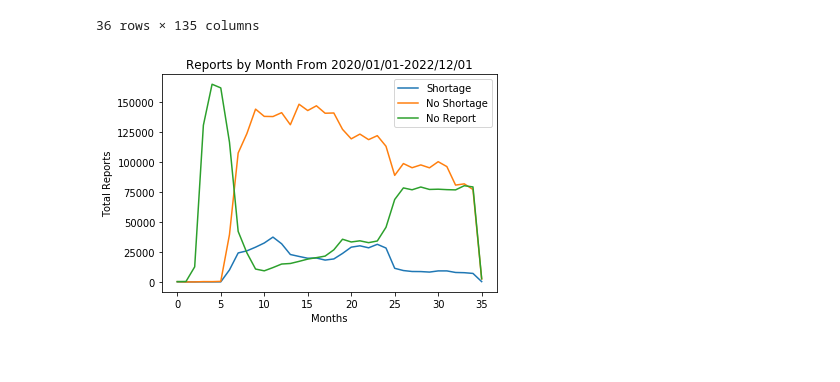
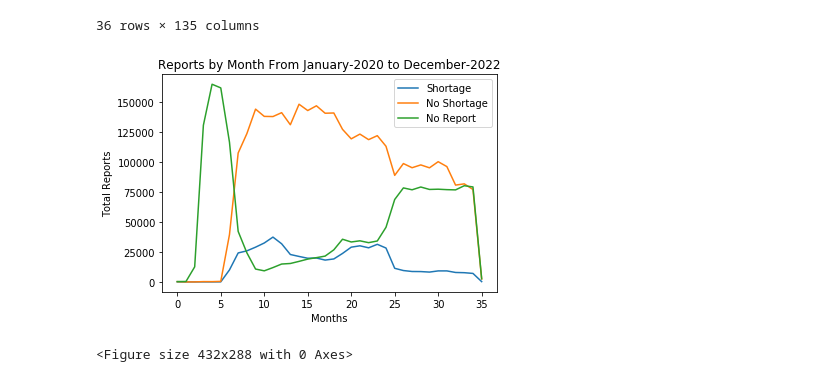
Before and after one commit to nkeplinger/healthcare_module7, a Jupyter notebook: Chronological_Analysis.ipynb, the cells around one changed output. Cells and saved outputs as stored; diff of their text form; code cells hidden in the pictures.

Commit message:
output folder added and first plot saved

```diff
--- a/Chronological_Analysis.ipynb
+++ b/Chronological_Analysis.ipynb
@@ -71,12 +71,16 @@ sum_by_year
 # %%
 # plot all REPORTS (YES, NO, NOT REPORTED) for critical staffing shortage by EACH MONTH OVER the dataset
 plt.plot(sum_by_year['critical_staffing_shortage_today_yes'])
 plt.plot(sum_by_year['critical_staffing_shortage_today_no'])
 plt.plot(sum_by_year['critical_staffing_shortage_today_not_reported'])
 plt.legend(['Shortage', 'No Shortage', 'No Report'])
 plt.ylabel('Total Reports')
 plt.xlabel('Months')
-plt.title('Reports by Month From {}-{}'.format(data['date'].min(), data['date'].max()))
+plt.title('Reports by Month From {} to {}'.format(datetime.strptime(data['date'].min(), '%Y/%m/%d').strftime('%B-%Y'),
+                                               datetime.strptime(data['date'].max(), '%Y/%m/%d').strftime('%B-%Y')
+                                              ))
 plt.show()
+plt.savefig('output/1-1.png')
 # %% [output]
-[figure, old version]
+[figure, new version]
+<Figure size 432x288 with 0 Axes>
```
Also changed, not shown: 1 other file.
